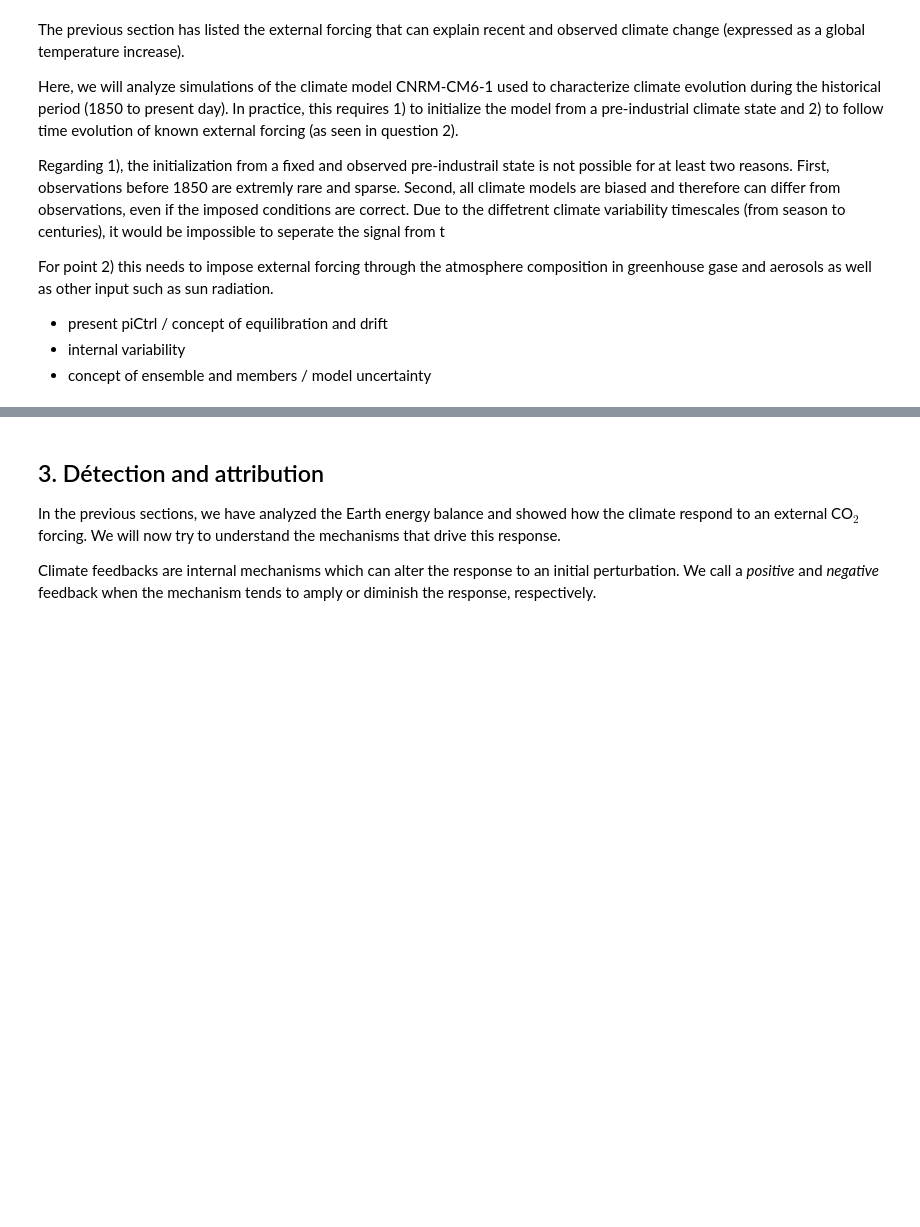
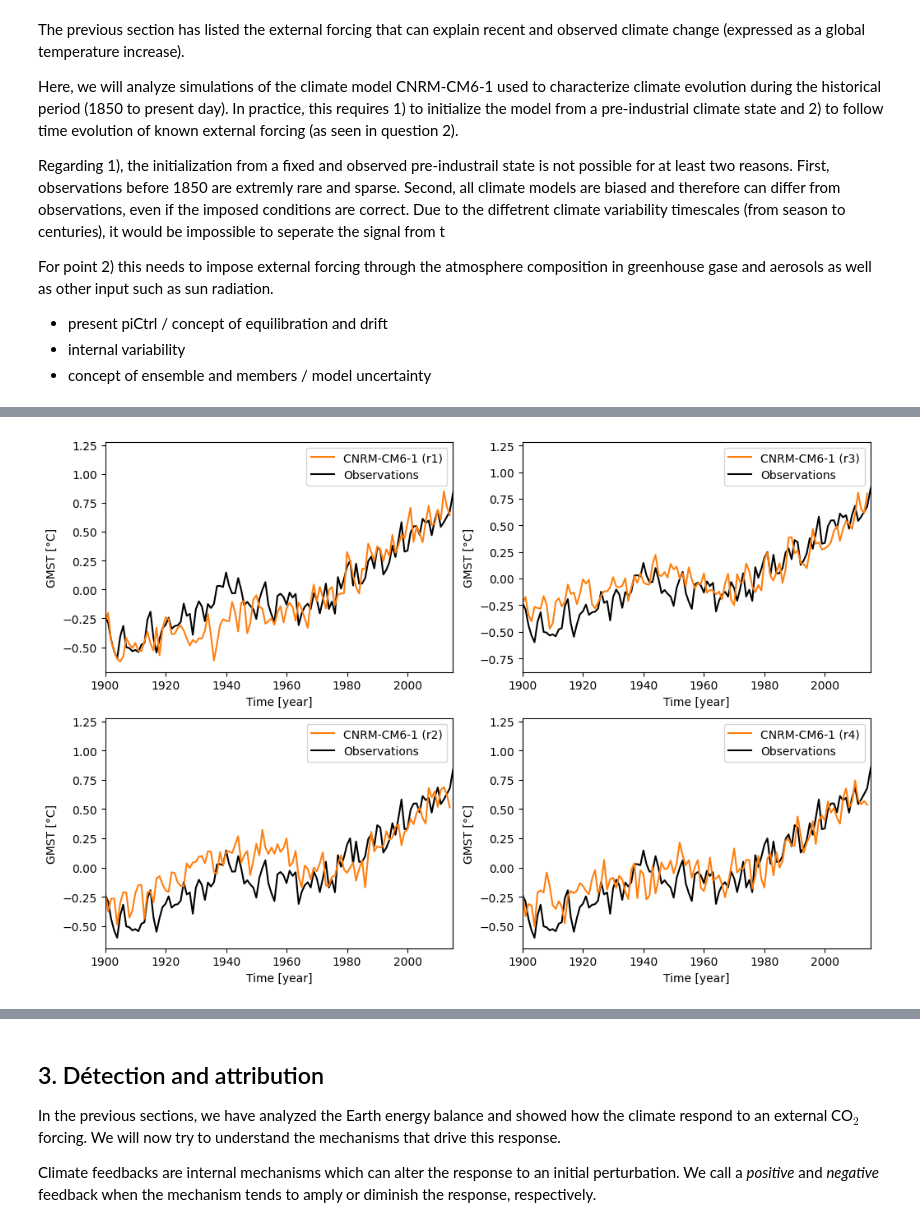
Before and after one commit to acsed-dot/TP-MSOAC-Climate_change, a Jupyter notebook: topics/2-CNRM-CM6-1_historical.ipynb, the cells around one changed output, grey strips where cells are left out. Drawn from its saved outputs; the diff is of its cells as text; code cells hidden in the pictures; blank space fills up the shorter version.

```diff
--- a/topics/2-CNRM-CM6-1_historical.ipynb
+++ b/topics/2-CNRM-CM6-1_historical.ipynb
@@ -599,0 +674,30 @@ _ = ax.set_title("Global mean surface temperature (GMST) in the piControl experi
+# %%
+# plot
+fig, axes = plt.subplots(2,2, figsize=(12, 8))
+
+for i, r in enumerate(['r1', 'r2', 'r3', 'r4']):
+    ax    = axes[i%2, i//2]
+
+    # CNRM-CM6-1
+    ts    = histrc[r]['ts'] - 273.15  # K to °C
+    tmean = ts[111:140].mean()
+
+    ax.plot( ts['year'], ts - tmean, color='tab:orange', label='CNRM-CM6-1 ({})'.format(r))
+
+    # Observation
+    years    = np.array([d.year for d in HadCrut5['time'].data])
+
+    ax.plot( years, GSAT, color='k', label='Observations', zorder=0)
+
+
+    # axe properties
+    ax.set_xlim((1900, 2015))
+    ax.set_ylim((None, None))
+    ax.set_xlabel('Time [year]')
+    ax.set_ylabel('GMST [°C]')
+
+    ax.legend()
+
+#_ = ax.set_title("Global surface air temperature (GSAT) anomalies relative to 1961-1990")
+# %% [output]
+[figure, added]
```
Also changed, not shown: parts of 10 cells of this notebook, 27 other files.
